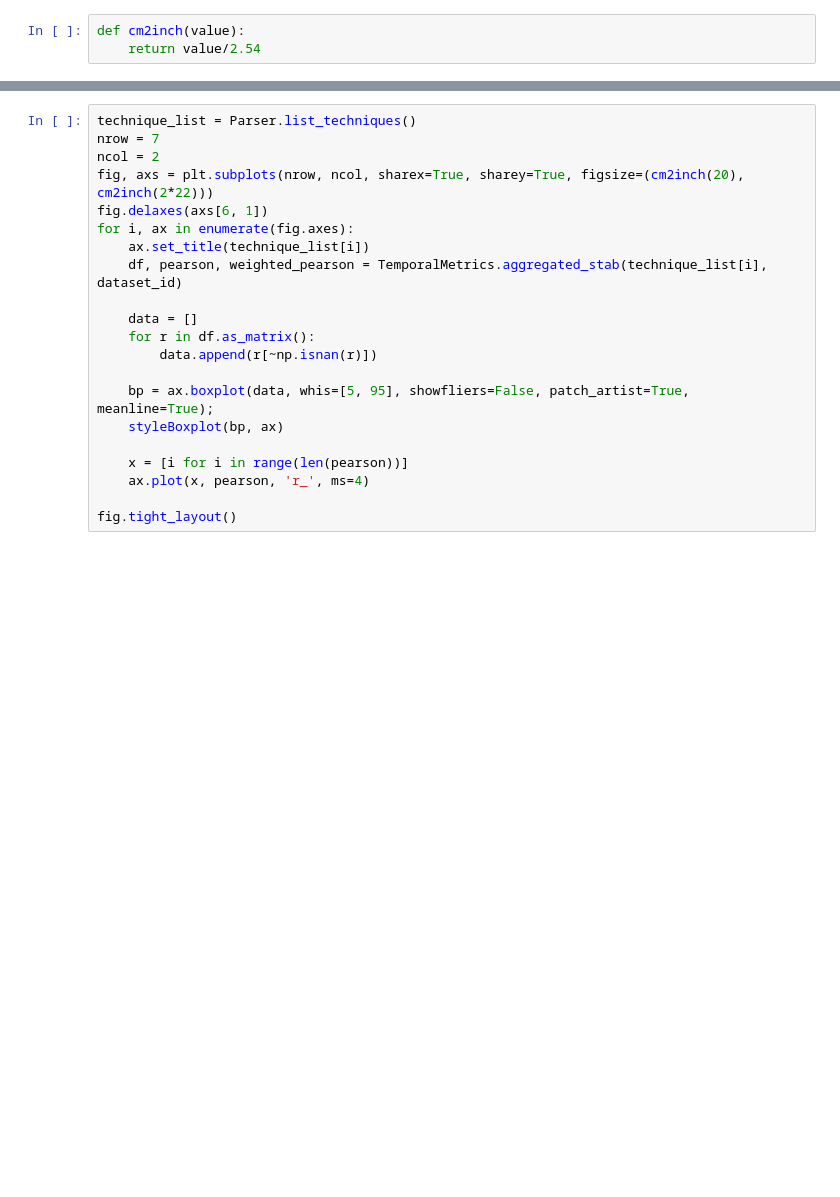
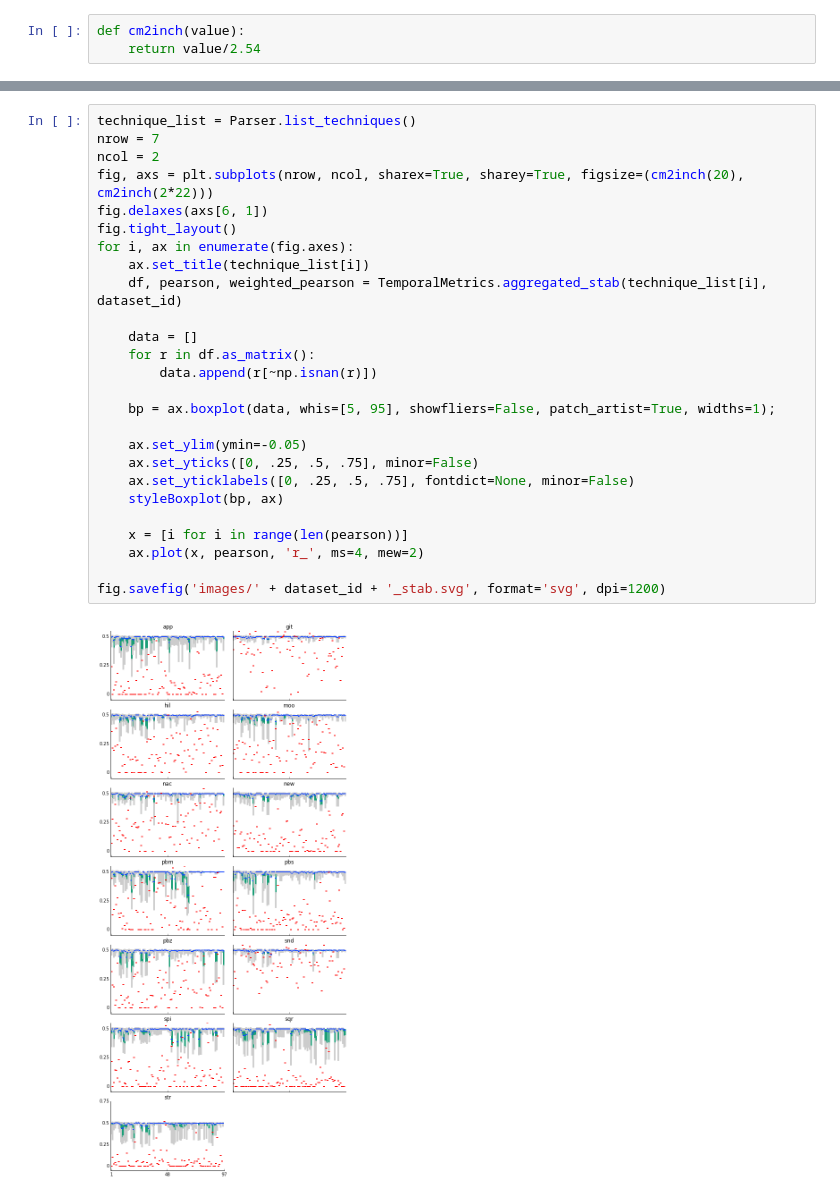
Before and after one commit to EduardoVernier/treemap-analysis, a Jupyter notebook: notebooks/TimeBoxplot.ipynb, the cells around one changed output, grey strips where cells are left out. Drawn from its saved outputs; the diff is of its cells as text; blank space fills up the shorter version.

```diff
--- a/notebooks/TimeBoxplot.ipynb
+++ b/notebooks/TimeBoxplot.ipynb
@@ -83,21 +99,28 @@ Unweighted Pearson correlation coefficient in red
 # %%
 technique_list = Parser.list_techniques()
 nrow = 7
 ncol = 2
 fig, axs = plt.subplots(nrow, ncol, sharex=True, sharey=True, figsize=(cm2inch(20), cm2inch(2*22)))
 fig.delaxes(axs[6, 1])
+fig.tight_layout()
 for i, ax in enumerate(fig.axes):
     ax.set_title(technique_list[i])
     df, pearson, weighted_pearson = TemporalMetrics.aggregated_stab(technique_list[i], dataset_id)
 
     data = []
     for r in df.as_matrix():
         data.append(r[~np.isnan(r)])
 
-    bp = ax.boxplot(data, whis=[5, 95], showfliers=False, patch_artist=True, meanline=True);
+    bp = ax.boxplot(data, whis=[5, 95], showfliers=False, patch_artist=True, widths=1);
+
+    ax.set_ylim(ymin=-0.05)
+    ax.set_yticks([0, .25, .5, .75], minor=False)
+    ax.set_yticklabels([0, .25, .5, .75], fontdict=None, minor=False)
     styleBoxplot(bp, ax)
 
     x = [i for i in range(len(pearson))]
-    ax.plot(x, pearson, 'r_', ms=4)
+    ax.plot(x, pearson, 'r_', ms=4, mew=2)
 
-fig.tight_layout()
+fig.savefig('images/' + dataset_id + '_stab.svg', format='svg', dpi=1200)
+# %% [output]
+[figure, added]
```
Also changed, not shown: parts of 8 cells of this notebook.
